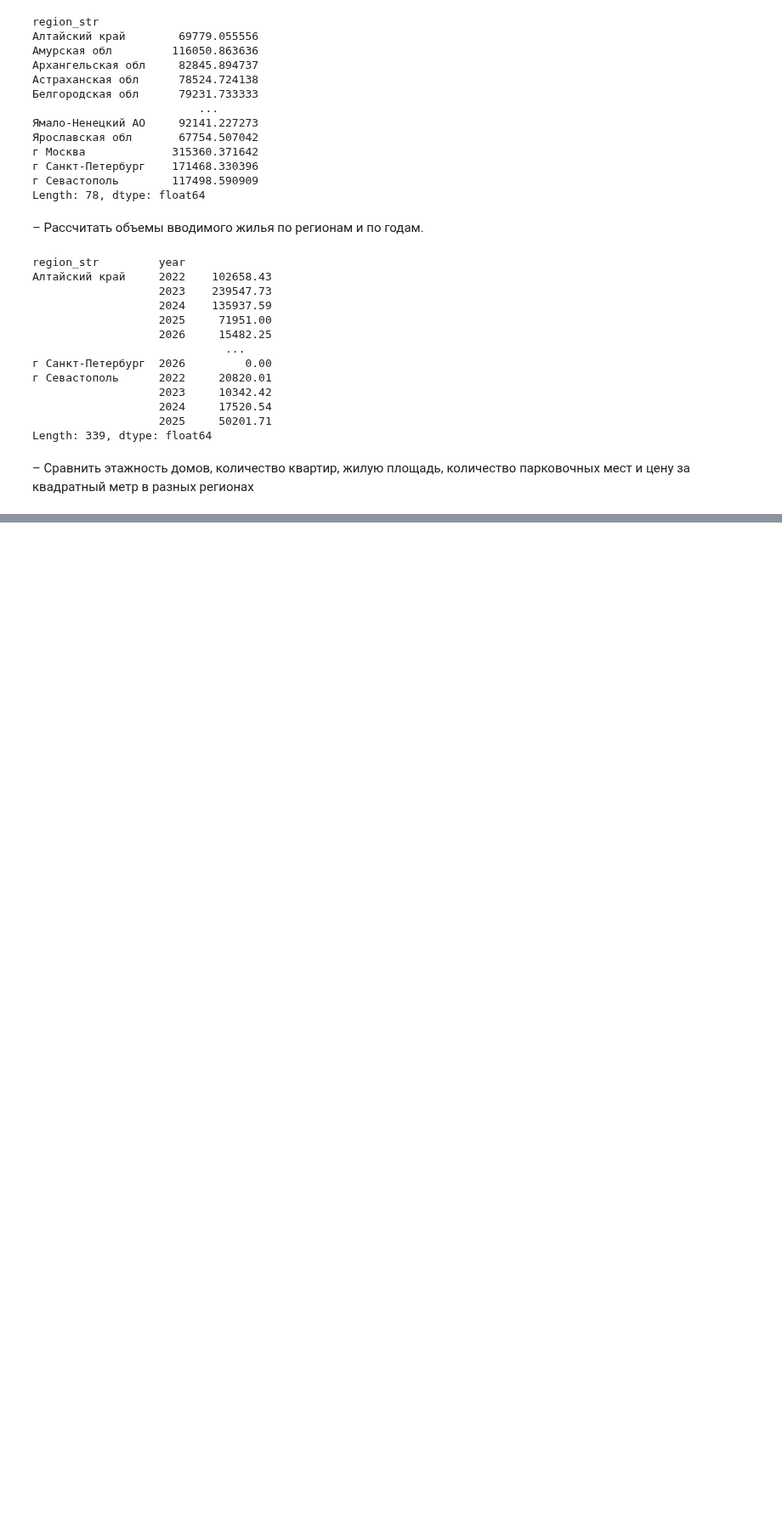
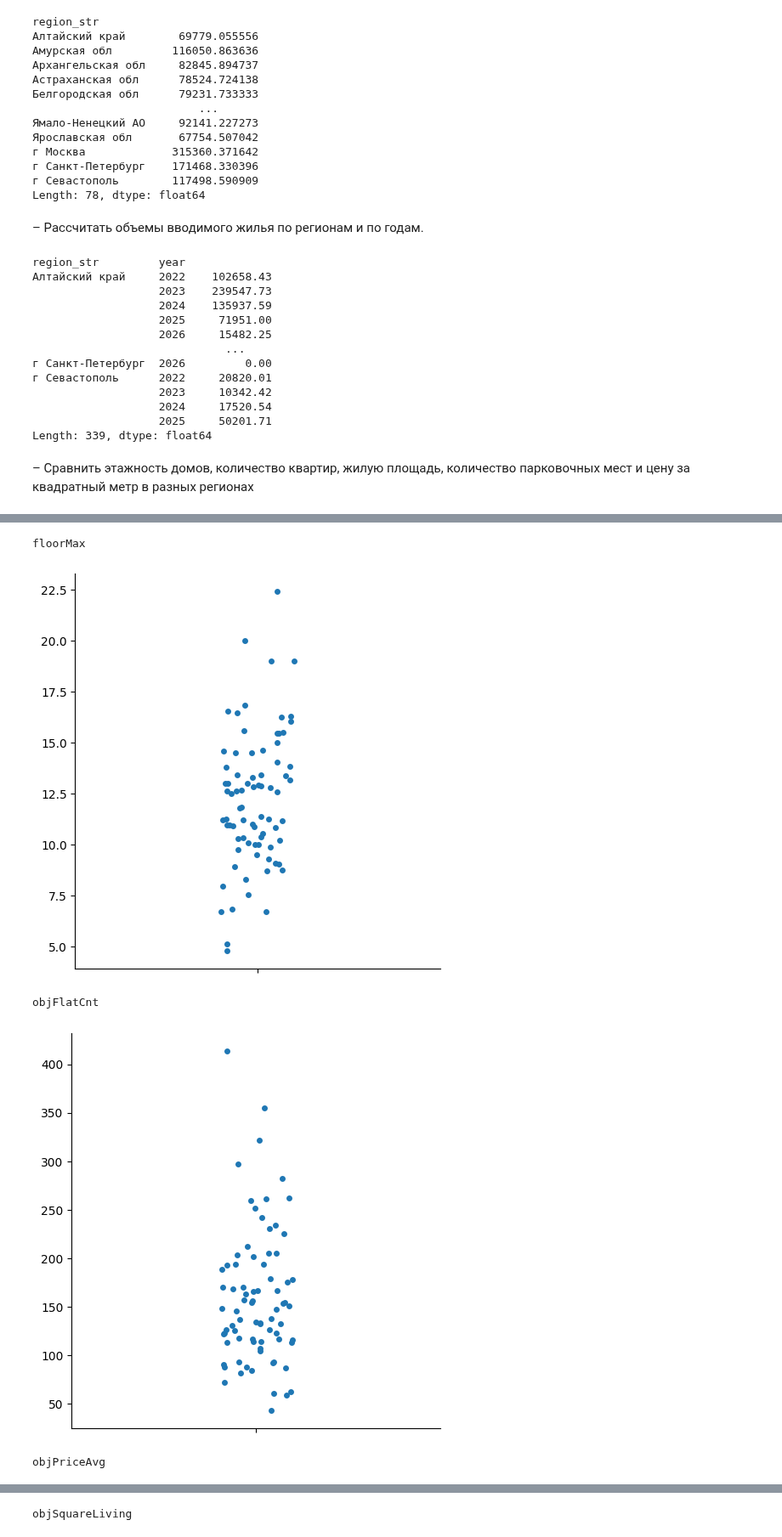
Before and after one commit to maxt/ds-practise, a Jupyter notebook: homework_02.ipynb, the cells around one changed output, grey strips where cells are left out. Shown at 85% size. Cells and saved outputs as stored; diff of their text form; code cells hidden in the pictures; blank space fills up the shorter version.

```diff
--- a/homework_02.ipynb
+++ b/homework_02.ipynb
@@ -201,0 +252,12 @@ objSquareLiving
+# %%
+for t in list_of_metrics:
+    print(t)
+    a = final_df.pivot_table(columns = ['region'], values = [t], aggfunc='mean').mean()
+    sns.catplot(a)
+    plt.show()
+# %% [output]
+floorMax
+[figure, added]
+objFlatCnt
+[figure, added]
+objPriceAvg
@@ -201,0 +265 @@ objSquareLiving
+objSquareLiving
```
Also changed, not shown: parts of 11 cells of this notebook.
